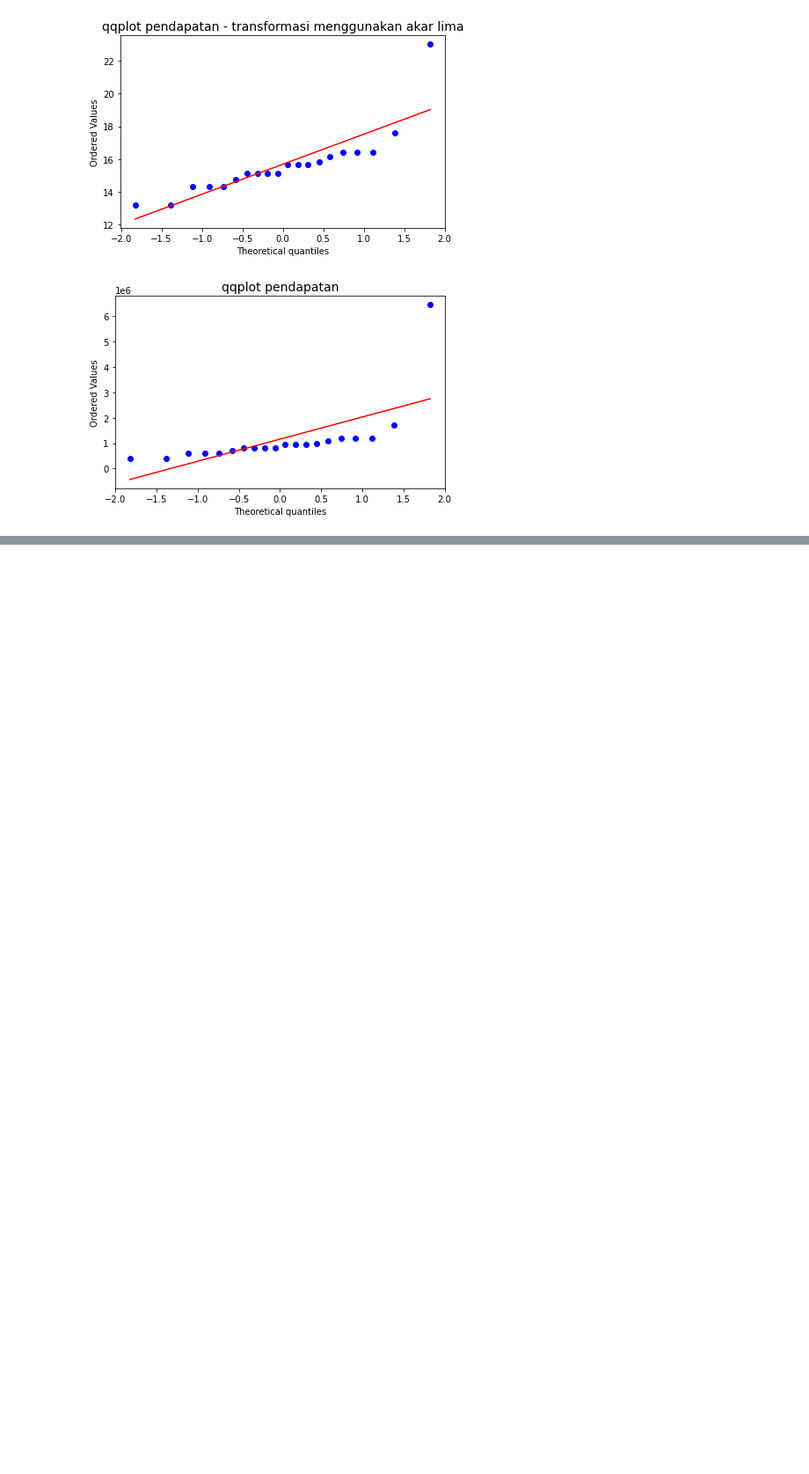
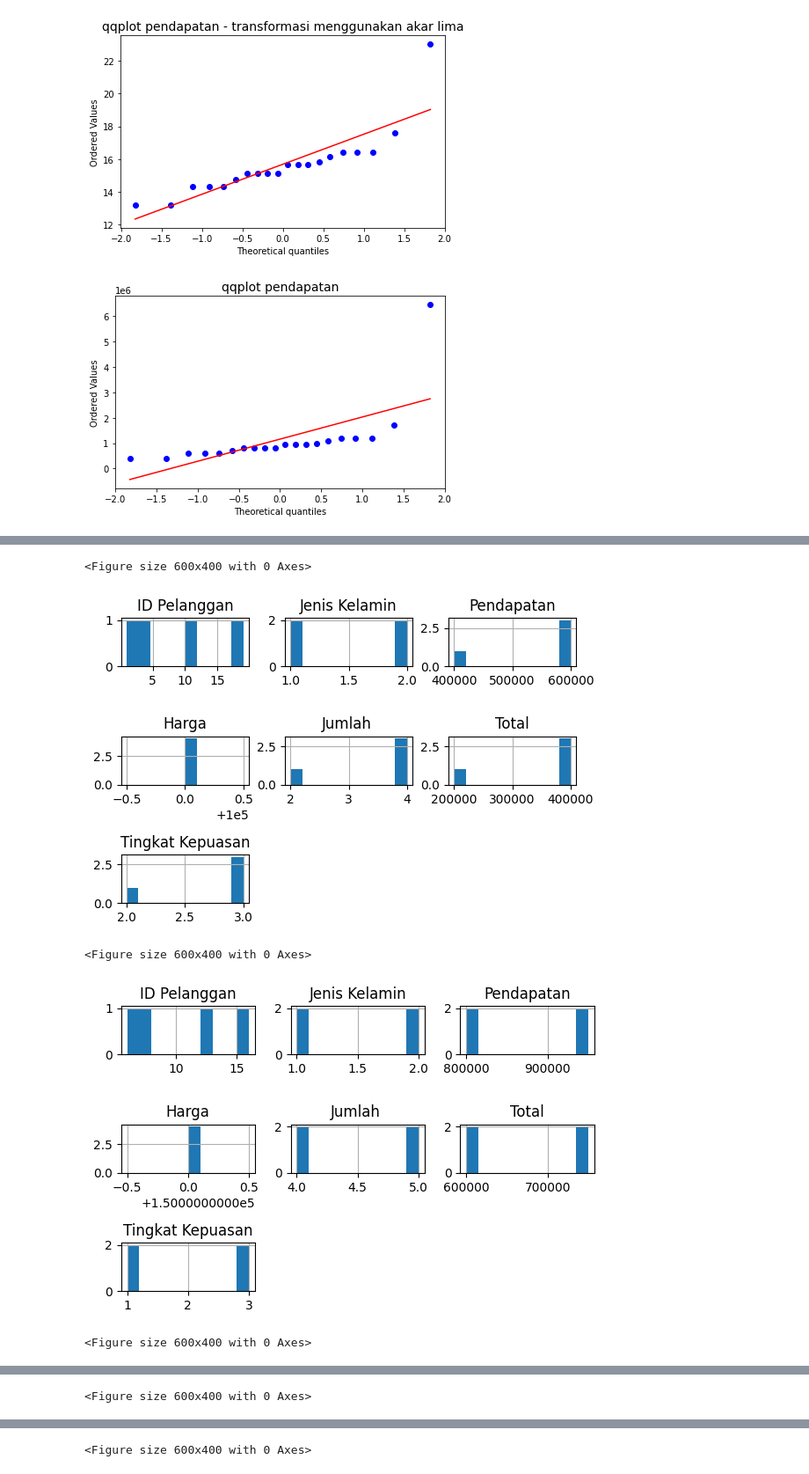
Before and after one commit to Iwanplayground/PROYEK-KECIL2AN, a Jupyter notebook: stat_usepy.ipynb, the cells around one changed output, grey strips where cells are left out. Shown: that part at 88% size. Drawn from its saved outputs; the diff is of its cells as text; code cells hidden in the pictures; blank space fills up the shorter version.

```diff
--- a/stat_usepy.ipynb
+++ b/stat_usepy.ipynb
@@ -173,0 +277,31 @@ plt.show()
+# %%
+plt.figure()
+df[df['Produk'] == 'A'].hist()
+plt.tight_layout()
+plt.show()
+
+plt.figure()
+df[df['Produk'] == 'B'].hist()
+plt.tight_layout()
+plt.show()
+
+plt.figure()
+df[df['Produk'] == 'C'].hist()
+plt.tight_layout()
+plt.show()
+
+plt.figure()
+df[df['Produk'] == 'D'].hist()
+plt.tight_layout()
+plt.show()
+
+plt.figure()
+df[df['Produk'] == 'E'].hist()
+plt.tight_layout()
+plt.show()
+# %% [output]
+<Figure size 600x400 with 0 Axes>
+[figure, added]
+<Figure size 600x400 with 0 Axes>
+[figure, added]
+<Figure size 600x400 with 0 Axes>
@@ -173,0 +309 @@ plt.show()
+<Figure size 600x400 with 0 Axes>
@@ -173,0 +311 @@ plt.show()
+<Figure size 600x400 with 0 Axes>
```
Also changed, not shown: parts of 20 cells of this notebook.
